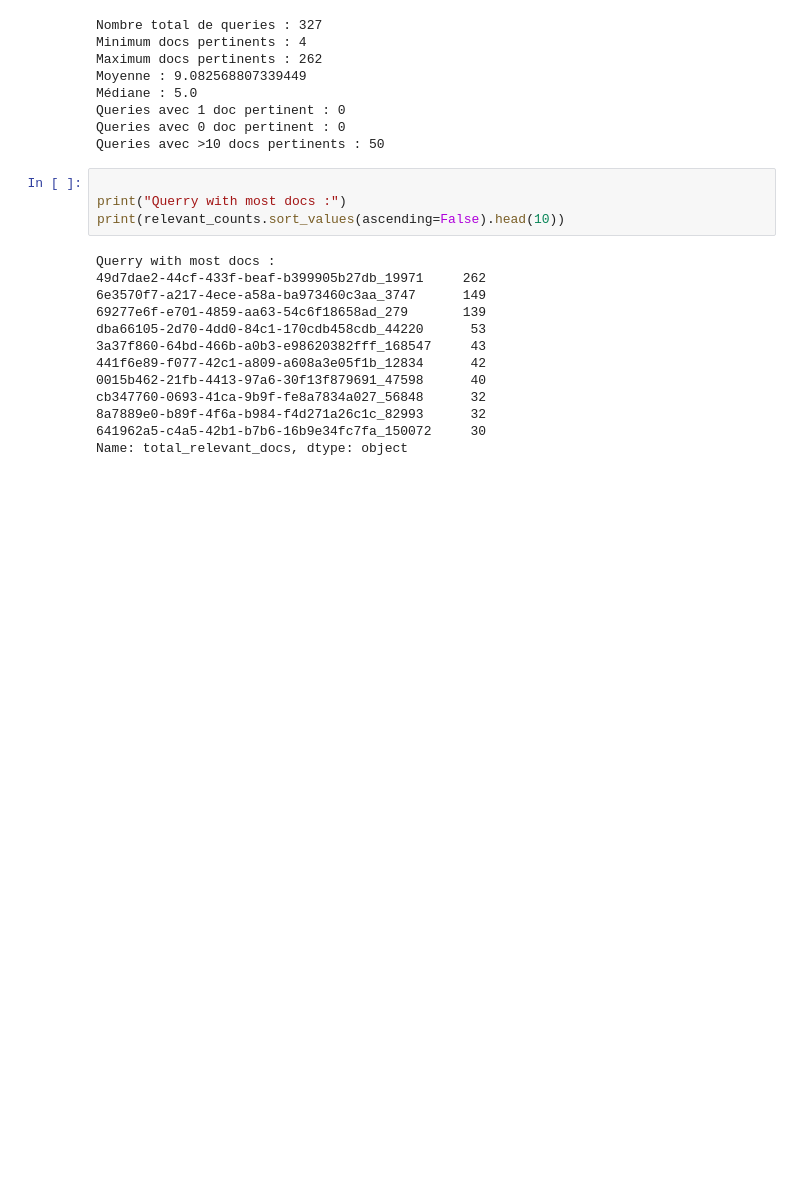
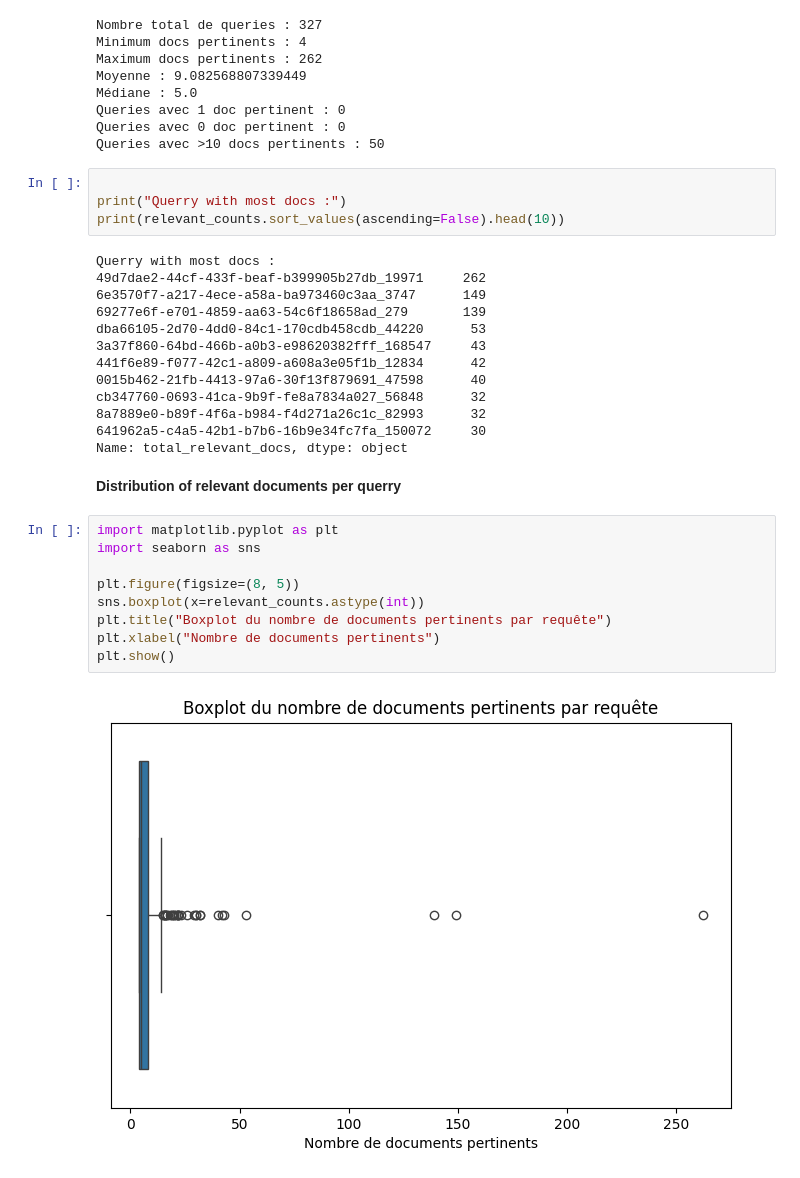
Before and after one commit to AbdelkarimElm/information-retrieval-engine, a Jupyter notebook: information_retrieval_engine.ipynb, the cells around one changed output. Cells and saved outputs as stored; diff of their text form; blank space fills up the shorter version.

Commit message:
Plot relevant docs distribution

```diff
--- a/information_retrieval_engine.ipynb
+++ b/information_retrieval_engine.ipynb
@@ -1142,3 +1142,16 @@ cb347760-0693-41ca-9b9f-fe8a7834a027_56848      32
 8a7889e0-b89f-4f6a-b984-f4d271a26c1c_82993      32
 641962a5-c4a5-42b1-b7b6-16b9e34fc7fa_150072     30
 Name: total_relevant_docs, dtype: object
+# %% [markdown]
+**Distribution of relevant documents per querry**
+# %%
+import matplotlib.pyplot as plt
+import seaborn as sns
+
+plt.figure(figsize=(8, 5))
+sns.boxplot(x=relevant_counts.astype(int))
+plt.title("Boxplot du nombre de documents pertinents par requête")
+plt.xlabel("Nombre de documents pertinents")
+plt.show()
+# %% [output]
+[figure, added]
```
Also changed, not shown: parts of 1 cell of this notebook.
